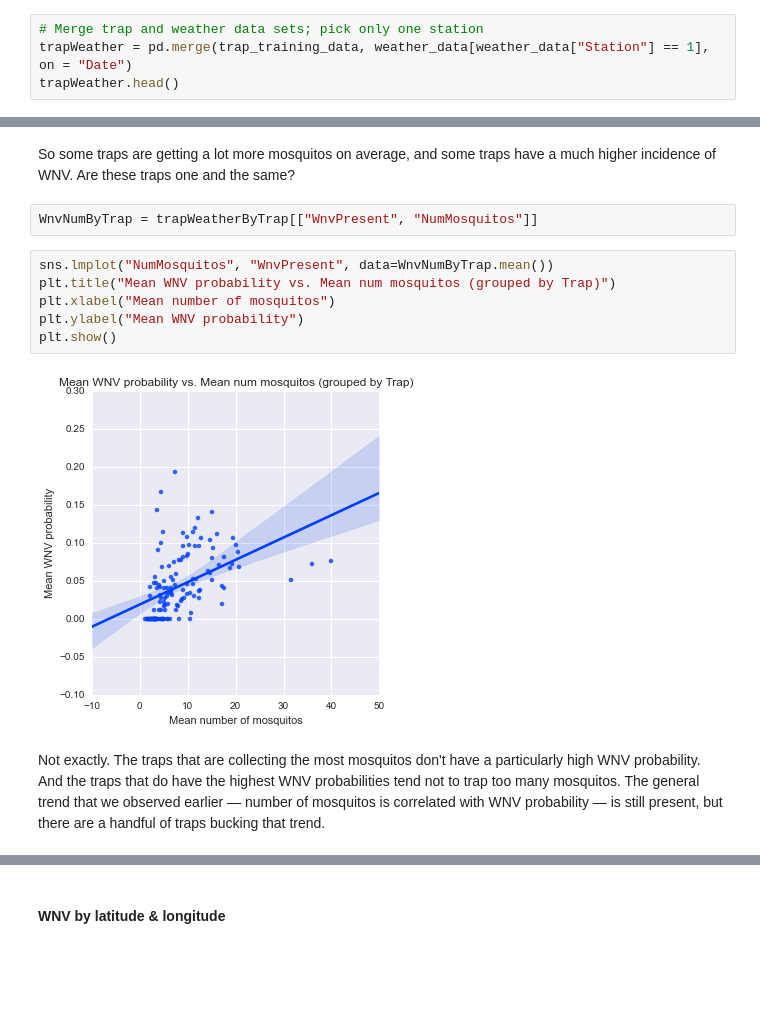
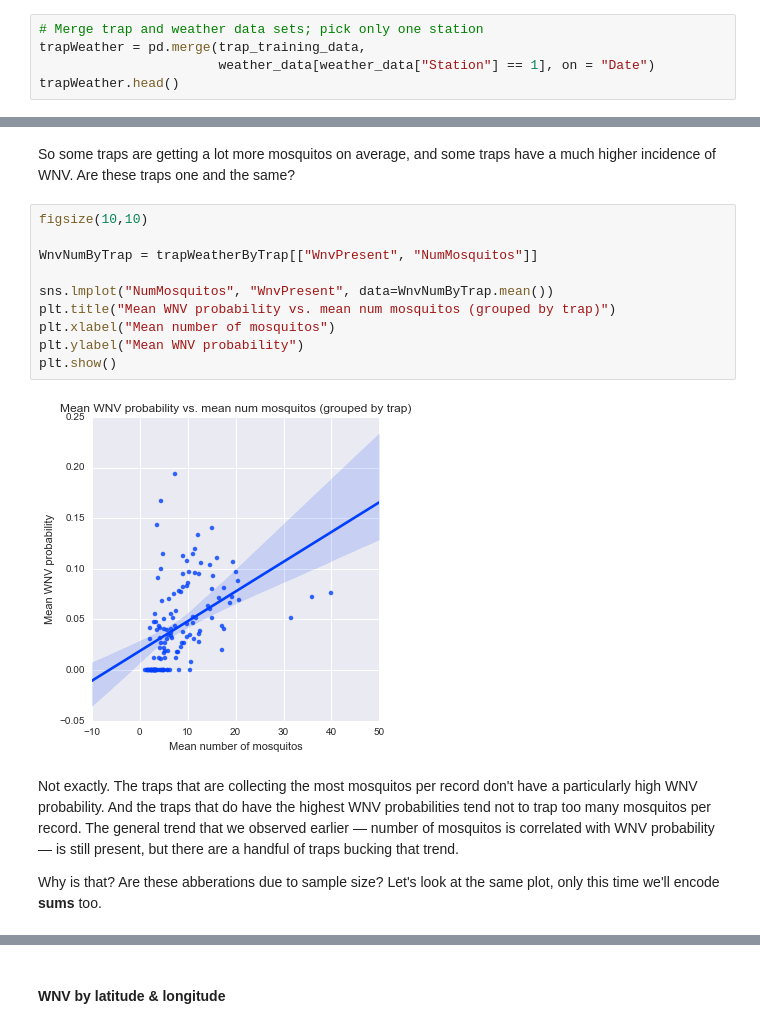
Before and after one commit to yourdon/west-nile, a Jupyter notebook: src/west_nile.ipynb, the cells around one changed output, grey strips where cells are left out. Cells and saved outputs as stored; diff of their text form; blank space fills up the shorter version.

```diff
--- a/src/west_nile.ipynb
+++ b/src/west_nile.ipynb
@@ -545,6 +557,7 @@ A word of caution before proceeding, though. The test set contains records for t
 # %%
 # Merge trap and weather data sets; pick only one station
-trapWeather = pd.merge(trap_training_data, weather_data[weather_data["Station"] == 1], on = "Date")
+trapWeather = pd.merge(trap_training_data,
+                       weather_data[weather_data["Station"] == 1], on = "Date")
 trapWeather.head()
 # %% [output]
 |  | Date | Address | Species | Block | Street | Trap | AddressNumberAndStreet | Latitude | Longitude | ... |
@@ -791,14 +796,18 @@ plt.title("Histogram of probability of WNV, by trap")
 # %% [markdown]
 So some traps are getting a lot more mosquitos on average, and some traps have a much higher incidence of WNV. Are these traps one and the same?
-# %%
-WnvNumByTrap = trapWeatherByTrap[["WnvPresent", "NumMosquitos"]]
 # %%
+figsize(10,10)
+
+WnvNumByTrap = trapWeatherByTrap[["WnvPresent", "NumMosquitos"]]
+
 sns.lmplot("NumMosquitos", "WnvPresent", data=WnvNumByTrap.mean())
-plt.title("Mean WNV probability vs. Mean num mosquitos (grouped by Trap)")
+plt.title("Mean WNV probability vs. mean num mosquitos (grouped by trap)")
 plt.xlabel("Mean number of mosquitos")
 plt.ylabel("Mean WNV probability")
 plt.show()
 # %% [output]
-[figure, old version]
+[figure, new version]
 # %% [markdown]
-Not exactly. The traps that are collecting the most mosquitos don't have a particularly high WNV probability. And the traps that do have the highest WNV probabilities tend not to trap too many mosquitos. The general trend that we observed earlier — number of mosquitos is correlated with WNV probability — is still present, but there are a handful of traps bucking that trend.
+Not exactly. The traps that are collecting the most mosquitos per record don't have a particularly high WNV probability. And the traps that do have the highest WNV probabilities tend not to trap too many mosquitos per record. The general trend that we observed earlier — number of mosquitos is correlated with WNV probability — is still present, but there are a handful of traps bucking that trend.
+
+Why is that? Are these abberations due to sample size? Let's look at the same plot, only this time we'll encode **sums** too.
```
Also changed, not shown: parts of 81 cells of this notebook.
